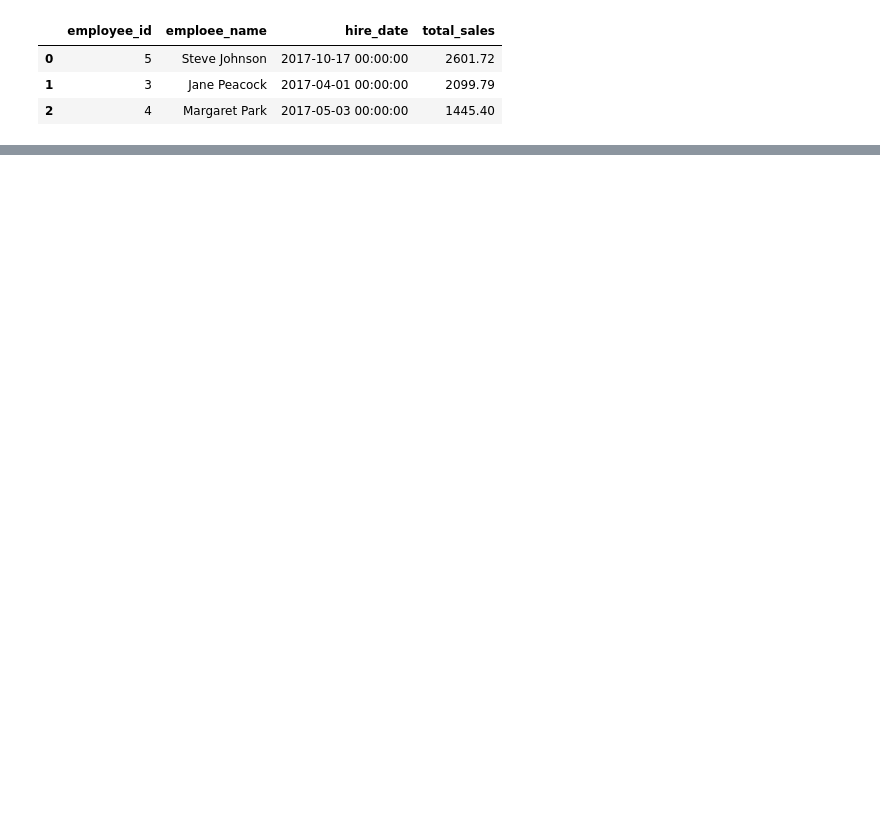
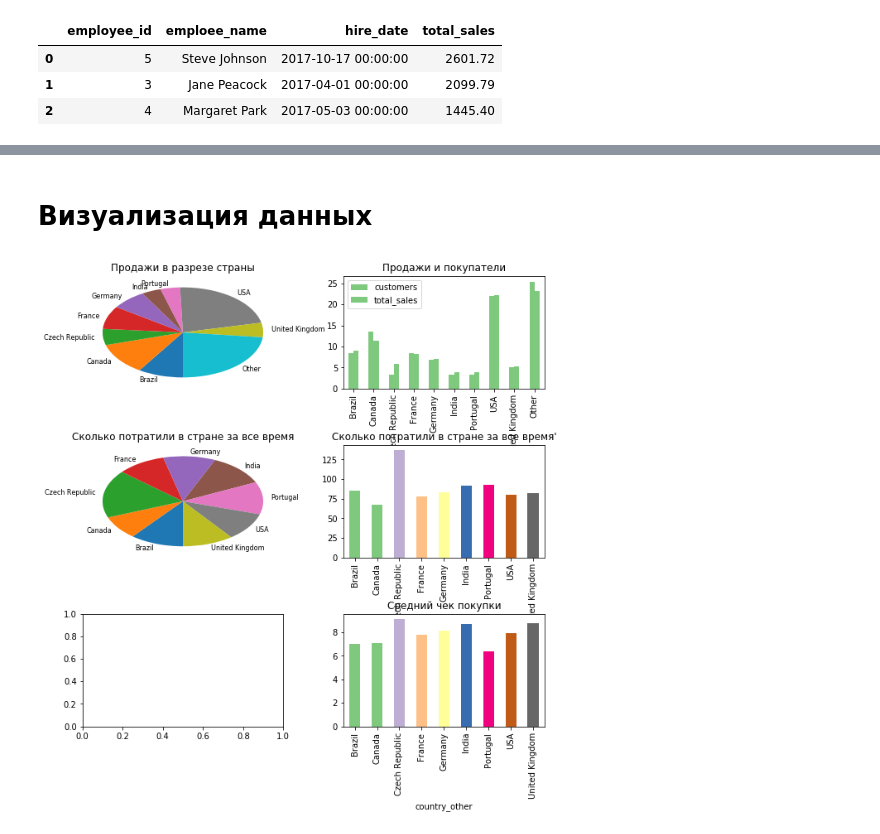
Before and after one commit to mishakmish/dataquest.io, a Jupyter notebook: Guided_Project_Answering_Business_Question_using_SQL/Answering_Business_Questions_using_SQL.ipynb, the cells around one changed output, grey strips where cells are left out. Drawn from its saved outputs; the diff is of its cells as text; code cells hidden in the pictures; blank space fills up the shorter version.

```diff
--- a/Guided_Project_Answering_Business_Question_using_SQL/Answering_Business_Questions_using_SQL.ipynb
+++ b/Guided_Project_Answering_Business_Question_using_SQL/Answering_Business_Questions_using_SQL.ipynb
@@ -198,0 +233,74 @@ sales_by_country
+# %% [markdown]
+# Визуализация данных
+# %%
+fig, axes = plt.subplots(nrows = 3, ncols = 2, figsize=(10, 10))
+ax1, ax2, ax3, ax4, ax5, ax6 = axes.flatten()
+fig.subplots_adjust(hspace=.5, wspace=.3)
+
+#Пытаемся использовать один цвет для одной страны(ну, типа по заданию)
+colors = plt.cycler('color', plt.cm.Accent(np.linspace(0, 1, sales_by_country.shape[0])))
+
+
+ax1.set_prop_cycle(colors)
+ax3.set_prop_cycle(colors)
+
+
+#1. Что первым приходит в голову - продажи в разбивке по стране
+total_salse_by_country = sales_by_country["total_sales"].copy().rename('')
+total_salse_by_country
+
+total_salse_by_country.plot.pie(
+    ax = ax1,
+    startangle = -90,
+    counterclock = False,
+    title = 'Продажи в разрезе страны',
+    fontsize = 8,
+    wedgeprops = {'linewidth':0}
+    )
+
+#3. Что вторым приходит в голову - продажи в разбивке по стране но относительно сколько потратил один человек
+total_salse_by_customer = sales_by_country["customer_value"].copy().rename('')
+total_salse_by_customer.drop("Other", inplace = True)
+
+total_salse_by_customer.plot.pie(
+    ax = ax3,
+    startangle = -90,
+    counterclock = False,
+    title = 'Сколько потратили в стране за все время',
+    fontsize = 8,
+    wedgeprops = {'linewidth':0}
+    )
+
+
+total_salse_by_customer.plot.bar(
+      ax = ax4,
+      color = plt.cm.Accent(np.linspace(0, 1, sales_by_country.shape[0])),
+      title="Сколько потратили в стране за все время'"
+)
+
+
+
+#2. Сколько тратят люди в стране на музыку и сколько вообще таких транжир
+customers_and_sales = sales_by_country[["customers","total_sales"]].copy()
+
+customers_and_sales["customers"] /= customers_and_sales["customers"].sum() / 100
+customers_and_sales["total_sales"] /= customers_and_sales["total_sales"].sum() / 100
+
+customers_and_sales.plot.bar(
+      ax = ax2,
+      color = plt.cm.Accent(np.linspace(0, 1, sales_by_country.shape[0])),
+      title="Продажи и покупатели"
+)
+
+#3. Средний чек покупки
+average_order = sales_by_country["average_order"].copy()
+average_order.drop("Other", inplace = True)
+
+average_order.plot.bar(
+      ax = ax6,
+      color = plt.cm.Accent(np.linspace(0, 1, sales_by_country.shape[0])),
+      title="Средний чек покупки"
+)
+ax4.set_prop_cycle(colors)
+# %% [output]
+[figure, added]
```
Also changed, not shown: parts of 20 cells of this notebook, 1 other file.
